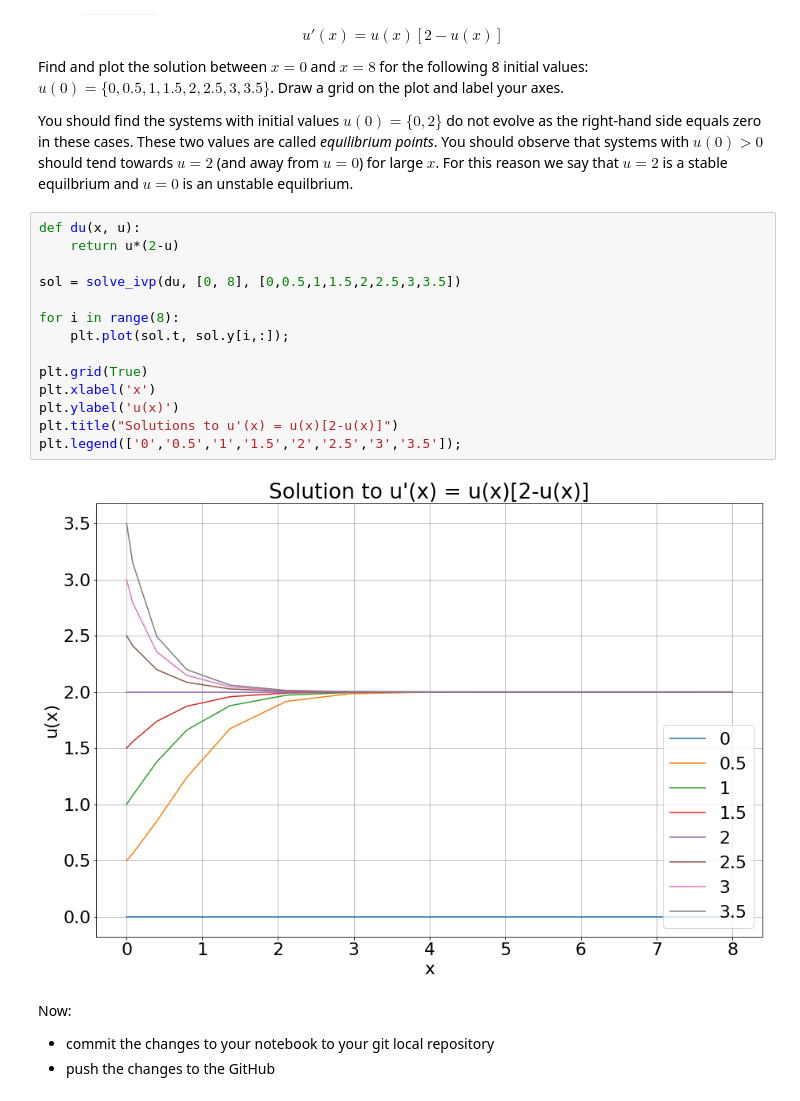
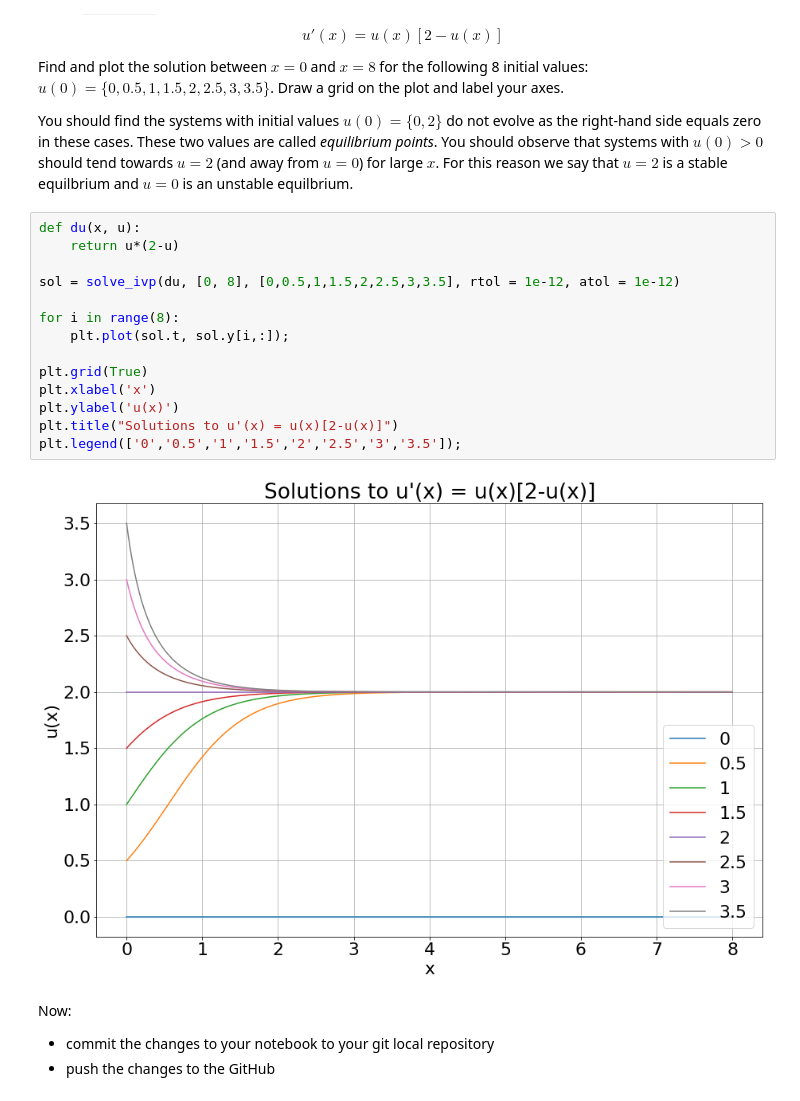
Before and after one commit to loby368/Computational-Science, a Jupyter notebook: Assignment 3/Assignment-3.ipynb, the cells around one changed output. Drawn from its saved outputs; the diff is of its cells as text.

```diff
--- a/Assignment 3/Assignment-3.ipynb
+++ b/Assignment 3/Assignment-3.ipynb
@@ -327,19 +327,19 @@ You should find the systems with initial values $u(0) = \{0,2\}$ do not evolve a
 # %%
 def du(x, u):
     return u*(2-u)
 
-sol = solve_ivp(du, [0, 8], [0,0.5,1,1.5,2,2.5,3,3.5])
+sol = solve_ivp(du, [0, 8], [0,0.5,1,1.5,2,2.5,3,3.5], rtol = 1e-12, atol = 1e-12)
 
 for i in range(8):
     plt.plot(sol.t, sol.y[i,:]);
 
 plt.grid(True)
 plt.xlabel('x')
 plt.ylabel('u(x)')
 plt.title("Solutions to u'(x) = u(x)[2-u(x)]")
 plt.legend(['0','0.5','1','1.5','2','2.5','3','3.5']);
 # %% [output]
-[figure, old version]
+[figure, new version]
 # %% [markdown]
 Now:
 - commit the changes to your notebook to your git local repository
```
Also changed, not shown: parts of 3 cells of this notebook.
